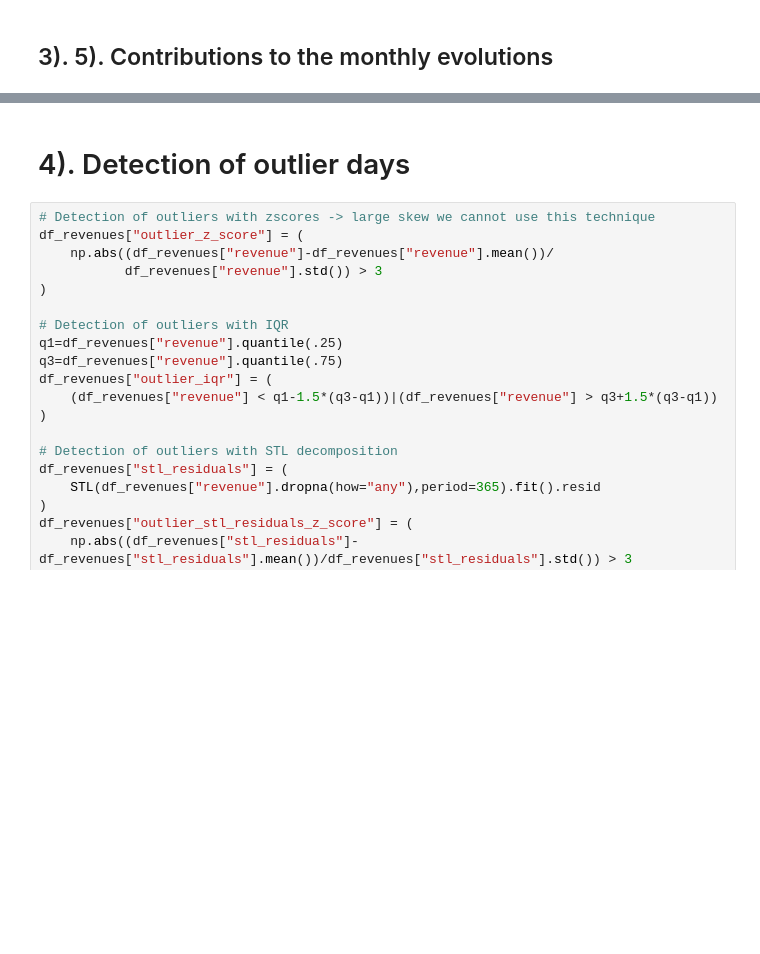
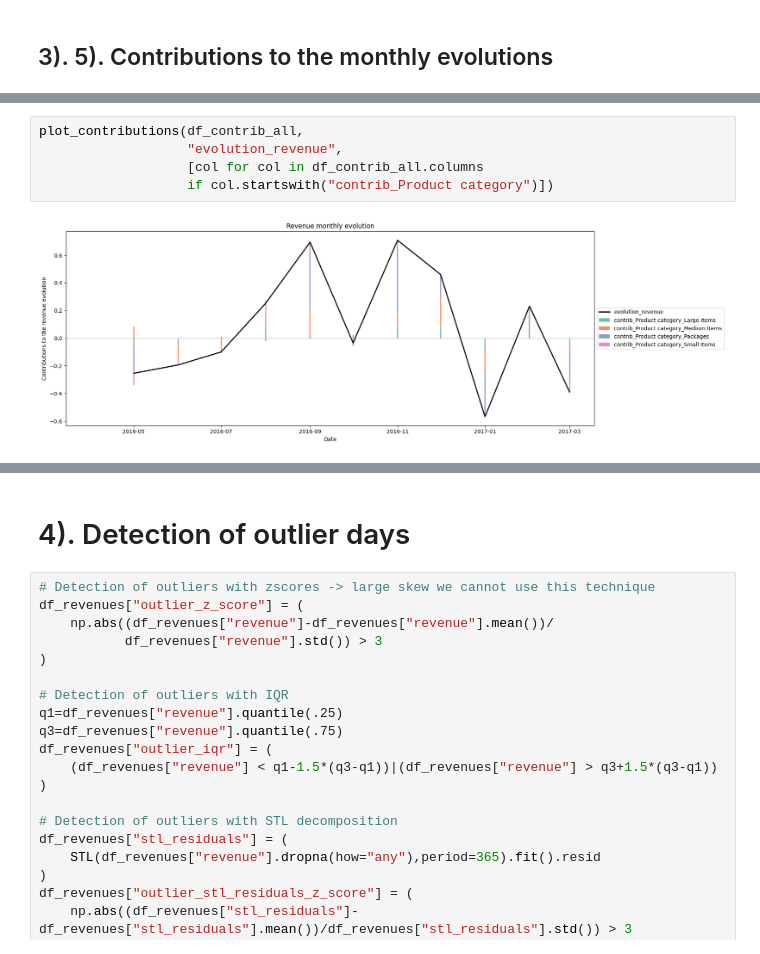
Before and after one commit to elissamim/e_commerce_traffic, a Jupyter notebook: notebooks/revenue_analysis.ipynb, the cells around one changed output, grey strips where cells are left out. Drawn from its saved outputs; the diff is of its cells as text; blank space fills up the shorter version.

```diff
--- a/notebooks/revenue_analysis.ipynb
+++ b/notebooks/revenue_analysis.ipynb
@@ -294,0 +415,7 @@ plot_contributions(df_contrib_all,
+# %%
+plot_contributions(df_contrib_all,
+                   "evolution_revenue",
+                   [col for col in df_contrib_all.columns
+                   if col.startswith("contrib_Product category")])
+# %% [output]
+[figure, added]
```
Also changed, not shown: parts of 26 cells of this notebook, 1 other file.
